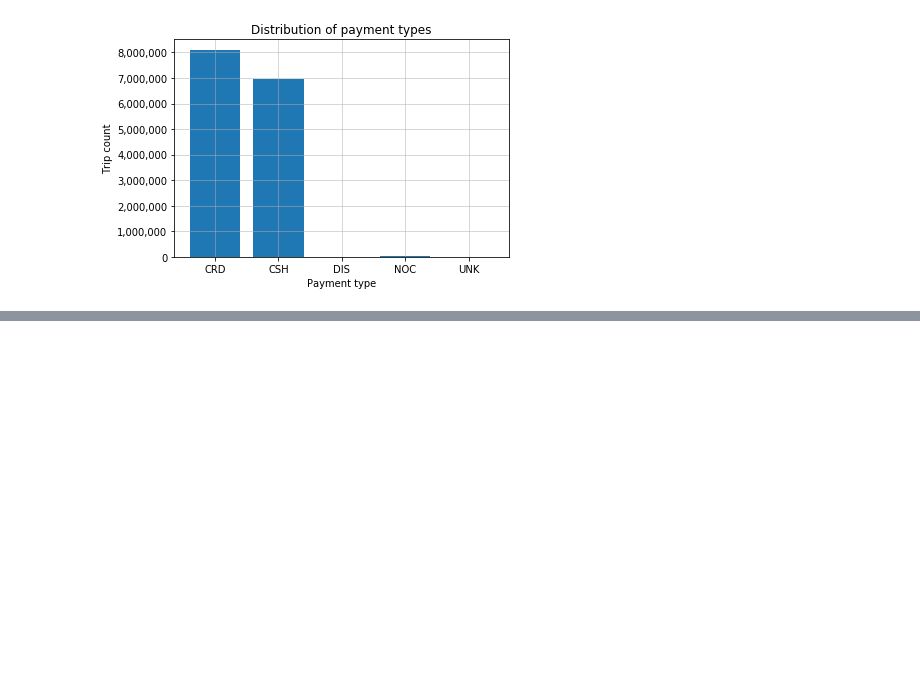
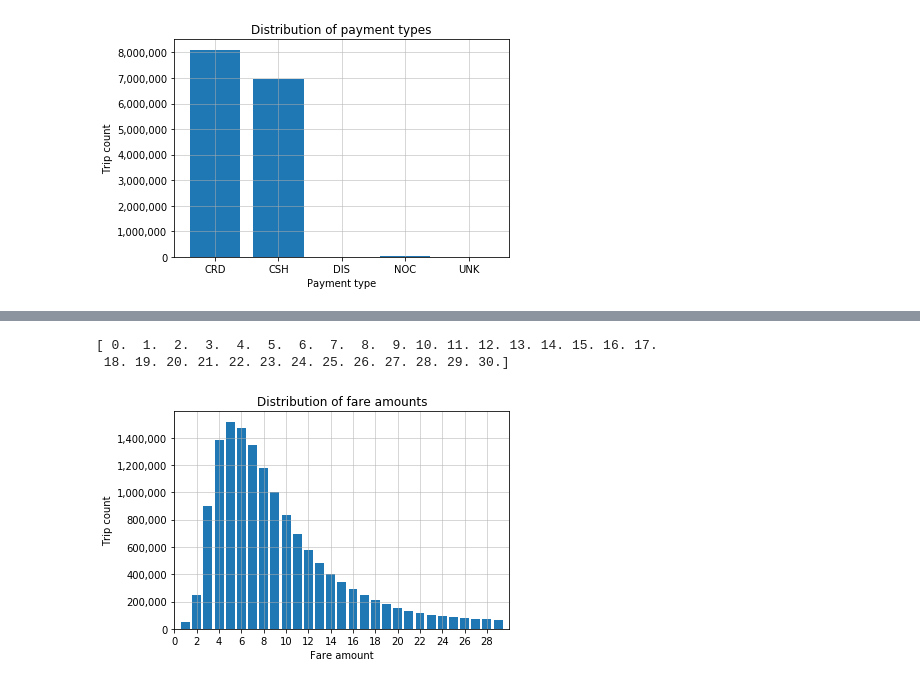
Before and after one commit to ERDuran/taxi, a Jupyter notebook: p01_inspect_data.ipynb, the cells around one changed output, grey strips where cells are left out. Cells and saved outputs as stored; diff of their text form; code cells hidden in the pictures; blank space fills up the shorter version.

```diff
--- a/p01_inspect_data.ipynb
+++ b/p01_inspect_data.ipynb
@@ -216,0 +168,8 @@ passenger_count_freq.plot.pie()
+# %%
+# BQ c.
+fareamo = trip_fare[[' fare_amount']]
+# %%
+fareamo_nzero = fareamo[passco[' passenger_count'] != 0]
+# %%
+bins = np.arange(0.5, 31.5, 1)
+fareamo_nzero['fare_amount_binned'] = pd.cut(fareamo_nzero[' fare_amount'], bins)
@@ -216,0 +181,2 @@ passenger_count_freq.plot.pie()
+# %%
+fareamo_nzero_freq = fareamo_nzero.groupby('fare_amount_binned')['fare_amount_binned'].count().to_frame(name='frequency')
@@ -216,0 +204,15 @@ passenger_count_freq.plot.pie()
+# %%
+bins_plot = bins-0.5
+print(bins_plot)
+plt.bar(bins_plot[:-1], fareamo_nzero_freq.frequency.values)
+plt.grid(linewidth=0.5)
+plt.xticks(np.arange(bins_plot[0],bins_plot[-1],2))
+plt.xlim([bins_plot[0],bins_plot[-1]])
+plt.ylabel('Trip count')
+plt.xlabel('Fare amount')
+plt.title('Distribution of fare amounts')
+plt.gca().yaxis.set_major_formatter(mpl.ticker.StrMethodFormatter('{x:,.0f}'))
+# %% [output]
+[ 0.  1.  2.  3.  4.  5.  6.  7.  8.  9. 10. 11. 12. 13. 14. 15. 16. 17.
+ 18. 19. 20. 21. 22. 23. 24. 25. 26. 27. 28. 29. 30.]
+[figure, added]
```
Also changed, not shown: parts of 10 cells of this notebook.
